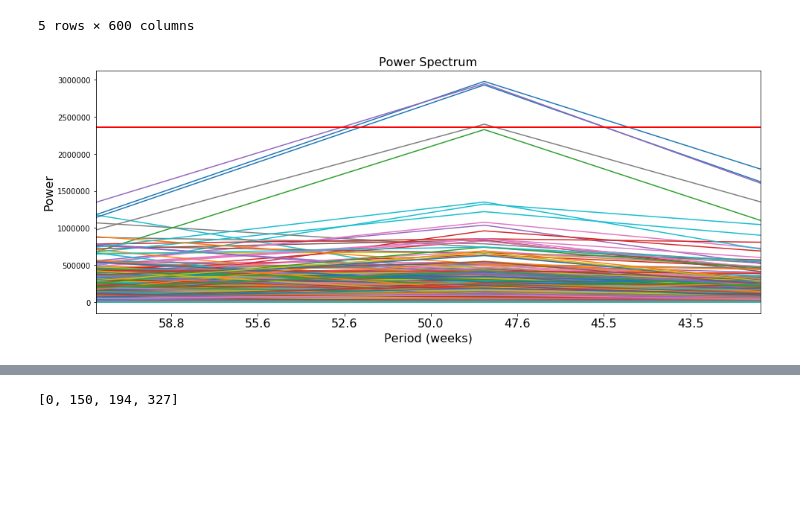
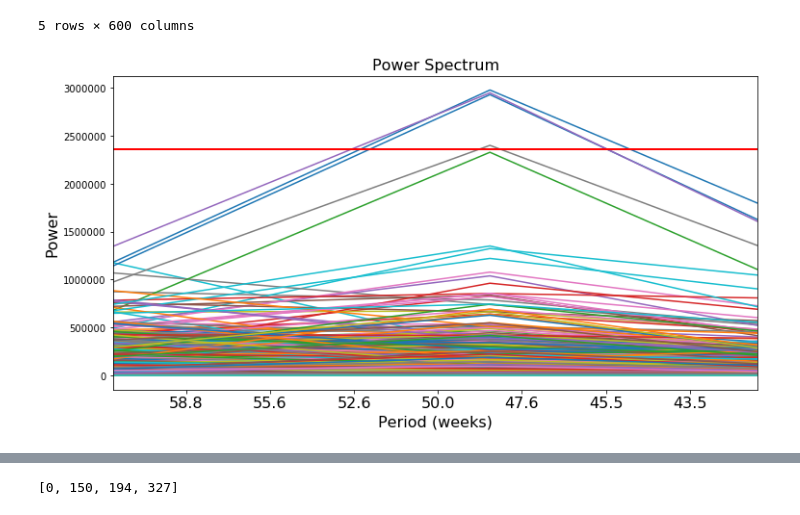
Before and after one commit to ywnch/PUI2017_ywc249, a Jupyter notebook: HW10_ywc249/HW10.ipynb, the cells around one changed output, grey strips where cells are left out. Drawn from its saved outputs; the diff is of its cells as text; code cells hidden in the pictures; blank space fills up the shorter version.

```diff
--- a/HW10_ywc249/HW10.ipynb
+++ b/HW10_ywc249/HW10.ipynb
@@ -293,28 +293,28 @@ df3.head()
 # %%
 N = len(df3)
 peak = []
 
 # plot power spectrum for each station throughout the time series
-fig = pl.figure(figsize=(16,6))
+fig = pl.figure(figsize=(12,6))
 
 for s in df3.columns:
     f = np.abs(np.fft.rfft(df3[s]))
     ax = fig.add_subplot(111)
 
     # record top 4 peaks around week 52
     if f[4] > 2.36e6:
         peak.append(s)
 
     #ax.plot(np.fft.rfftfreq(N, 1)[1:], f[1:], 'o', ms=10)
     ax.plot(np.fft.rfftfreq(N, 1)[1:], f[1:], '-')
     ax.plot((1/62, 1/42), (2.36e6, 2.36e6), 'r-')
 
     # set zoom-in view
     ax.set_xlim(1/62, 1/42)
     ax.set_xticklabels(['%.1f'%(1/f) for f in ax.get_xticks()], fontsize=16)
 
 pl.xlabel('Period (weeks)', fontsize=16)
 pl.ylabel('Power', fontsize=16)
 pl.title('Power Spectrum', fontsize=16);
 # %% [output]
-[figure, old version]
+[figure, new version]
```
Also changed, not shown: parts of 4 cells of this notebook.
